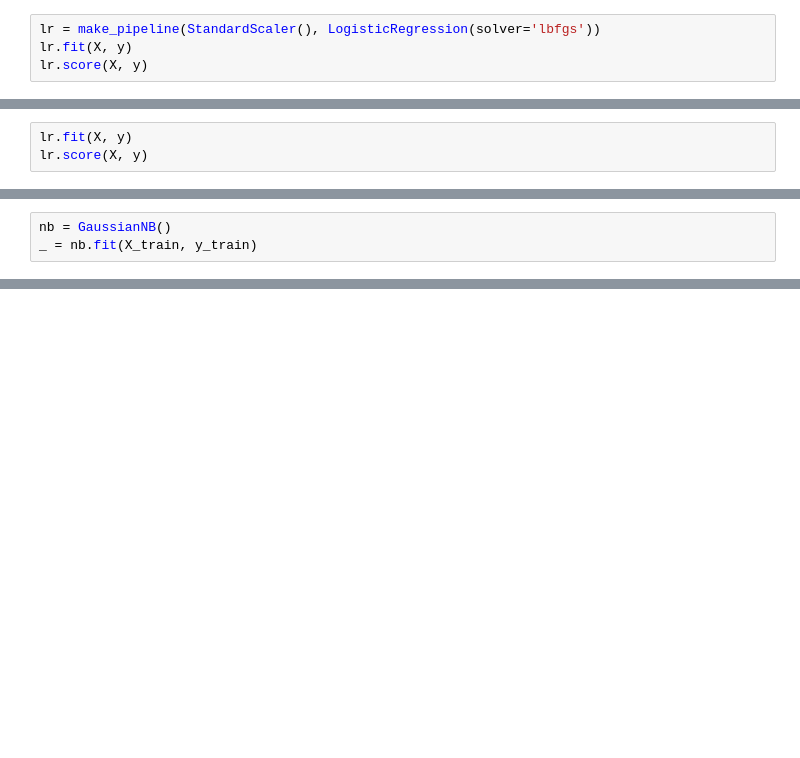
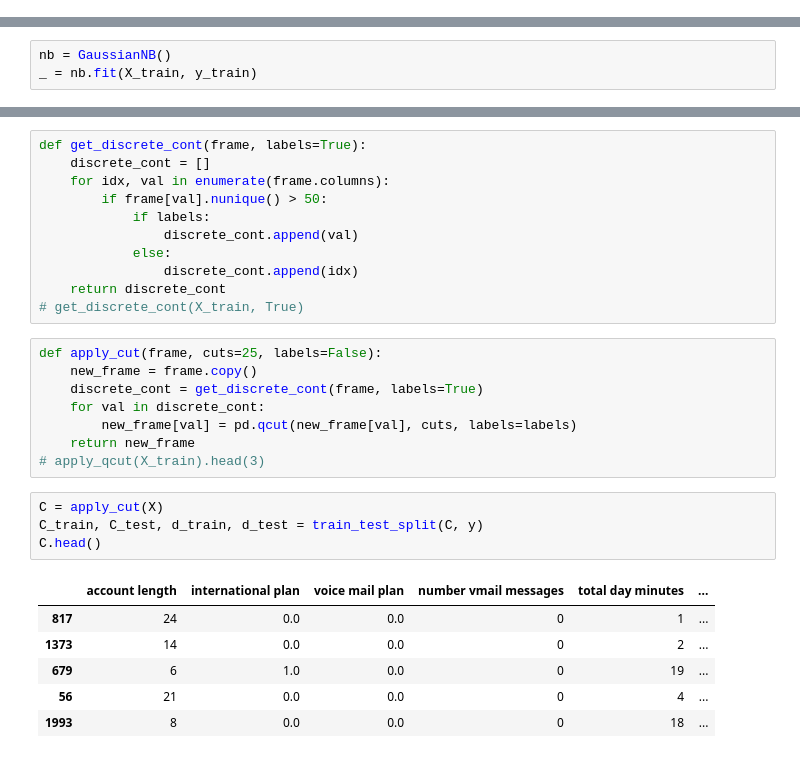
Before and after one commit to scottkds/metis_project3, a Jupyter notebook: models/Models_LR_NB_SVM_KNN_RF.ipynb, the cells around one changed output, grey strips where cells are left out. Drawn from its saved outputs; the diff is of its cells as text; blank space fills up the shorter version.

Commit message:
Converted X_train to discrete values for naive Bayes multinomial

```diff
--- a/models/Models_LR_NB_SVM_KNN_RF.ipynb
+++ b/models/Models_LR_NB_SVM_KNN_RF.ipynb
@@ -239,4 +233,0 @@ KeyError: 'randomoversampler'
-# %%
-lr = make_pipeline(StandardScaler(), LogisticRegression(solver='lbfgs'))
-lr.fit(X, y)
-lr.score(X, y)
@@ -253,3 +233,0 @@ lr = make_pipeline(StandardScaler(), LogisticRegression())
-# %%
-lr.fit(X, y)
-lr.score(X, y)
@@ -403,0 +284,30 @@ KFold(n_splits=5, shuffle=True, random_state=42)
+# %%
+def get_discrete_cont(frame, labels=True):
+    discrete_cont = []
+    for idx, val in enumerate(frame.columns):
+        if frame[val].nunique() > 50:
+            if labels:
+                discrete_cont.append(val)
+            else:
+                discrete_cont.append(idx)
+    return discrete_cont
+# get_discrete_cont(X_train, True)
+# %%
+def apply_cut(frame, cuts=25, labels=False):
+    new_frame = frame.copy()
+    discrete_cont = get_discrete_cont(frame, labels=True)
+    for val in discrete_cont:
+        new_frame[val] = pd.qcut(new_frame[val], cuts, labels=labels)
+    return new_frame
+# apply_qcut(X_train).head(3)
+# %%
+C = apply_cut(X)
+C_train, C_test, d_train, d_test = train_test_split(C, y)
+C.head()
+# %% [output]
+|  | account length | international plan | voice mail plan | number vmail messages | total day minutes | ... |
+| 817 | 24 | 0.0 | 0.0 | 0 | 1 | ... |
+| 1373 | 14 | 0.0 | 0.0 | 0 | 2 | ... |
+| 679 | 6 | 1.0 | 0.0 | 0 | 19 | ... |
+| 56 | 21 | 0.0 | 0.0 | 0 | 4 | ... |
+| 1993 | 8 | 0.0 | 0.0 | 0 | 18 | ... |
```
Also changed, not shown: parts of 50 cells of this notebook.
